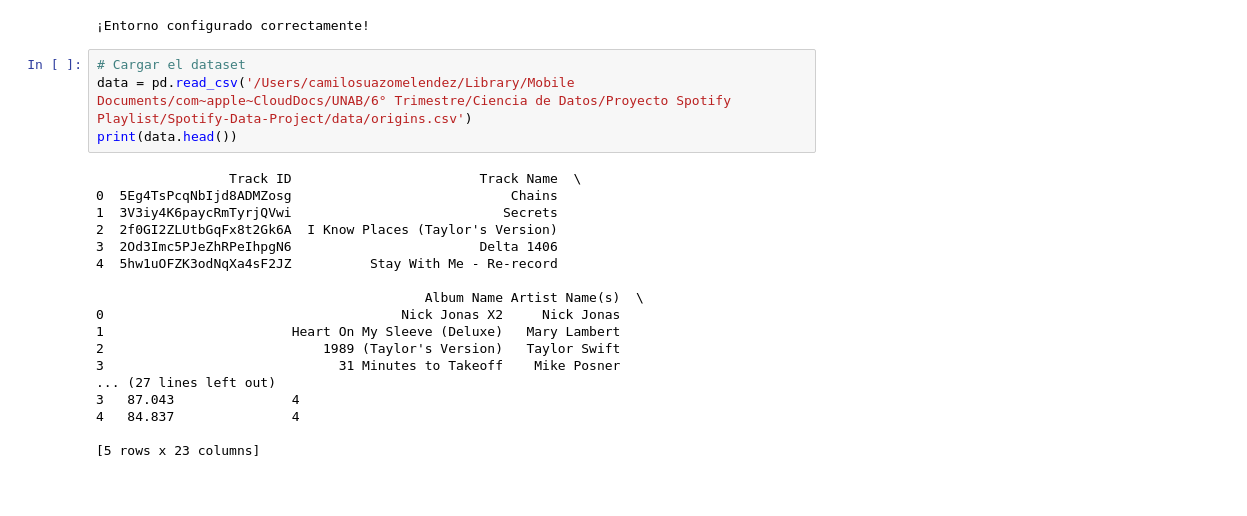
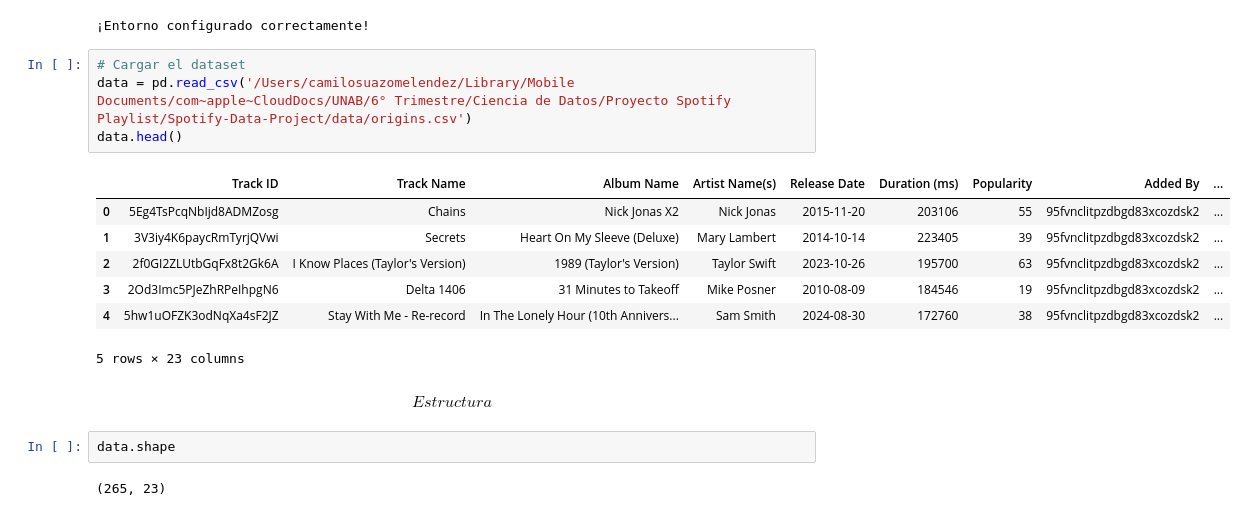
Before and after one commit to camilosuazo/Spotify-Data-Project, a Jupyter notebook: notebooks/exploration.ipynb, the cells around one changed output. Cells and saved outputs as stored; diff of their text form; blank space fills up the shorter version.

```diff
--- a/notebooks/exploration.ipynb
+++ b/notebooks/exploration.ipynb
@@ -11,22 +11,18 @@ print("¡Entorno configurado correctamente!")
 # %%
 # Cargar el dataset
 data = pd.read_csv('/Users/camilosuazomelendez/Library/Mobile Documents/com~apple~CloudDocs/UNAB/6° Trimestre/Ciencia de Datos/Proyecto Spotify Playlist/Spotify-Data-Project/data/origins.csv')
-print(data.head())
+data.head()
 # %% [output]
+|  | Track ID | Track Name | Album Name | Artist Name(s) | Release Date | Duration (ms) | Popularity | Added By | ... |
+| 0 | 5Eg4TsPcqNbIjd8ADMZosg | Chains | Nick Jonas X2 | Nick Jonas | 2015-11-20 | 203106 | 55 | 95fvnclitpzdbgd83xcozdsk2 | ... |
+| 1 | 3V3iy4K6paycRmTyrjQVwi | Secrets | Heart On My Sleeve (Deluxe) | Mary Lambert | 2014-10-14 | 223405 | 39 | 95fvnclitpzdbgd83xcozdsk2 | ... |
+| 2 | 2f0GI2ZLUtbGqFx8t2Gk6A | I Know Places (Taylor's Version) | 1989 (Taylor's Version) | Taylor Swift | 2023-10-26 | 195700 | 63 | 95fvnclitpzdbgd83xcozdsk2 | ... |
+| 3 | 2Od3Imc5PJeZhRPeIhpgN6 | Delta 1406 | 31 Minutes to Takeoff | Mike Posner | 2010-08-09 | 184546 | 19 | 95fvnclitpzdbgd83xcozdsk2 | ... |
+| 4 | 5hw1uOFZK3odNqXa4sF2JZ | Stay With Me - Re-record | In The Lonely Hour (10th Annivers... | Sam Smith | 2024-08-30 | 172760 | 38 | 95fvnclitpzdbgd83xcozdsk2 | ... |
-                 Track ID                        Track Name  \
-0  5Eg4TsPcqNbIjd8ADMZosg                            Chains
-1  3V3iy4K6paycRmTyrjQVwi                           Secrets
-2  2f0GI2ZLUtbGqFx8t2Gk6A  I Know Places (Taylor's Version)
-3  2Od3Imc5PJeZhRPeIhpgN6                        Delta 1406
-4  5hw1uOFZK3odNqXa4sF2JZ          Stay With Me - Re-record
-
-                                          Album Name Artist Name(s)  \
-0                                      Nick Jonas X2     Nick Jonas
-1                        Heart On My Sleeve (Deluxe)   Mary Lambert
-2                            1989 (Taylor's Version)   Taylor Swift
-3                              31 Minutes to Takeoff    Mike Posner
-... (27 lines left out)
-3   87.043               4
-4   84.837               4
-
-[5 rows x 23 columns]
+5 rows × 23 columns
+# %% [markdown]
+$$Estructura$$
+# %%
+data.shape
+# %% [output]
+(265, 23)
```
Also changed, not shown: parts of 9 cells of this notebook.
